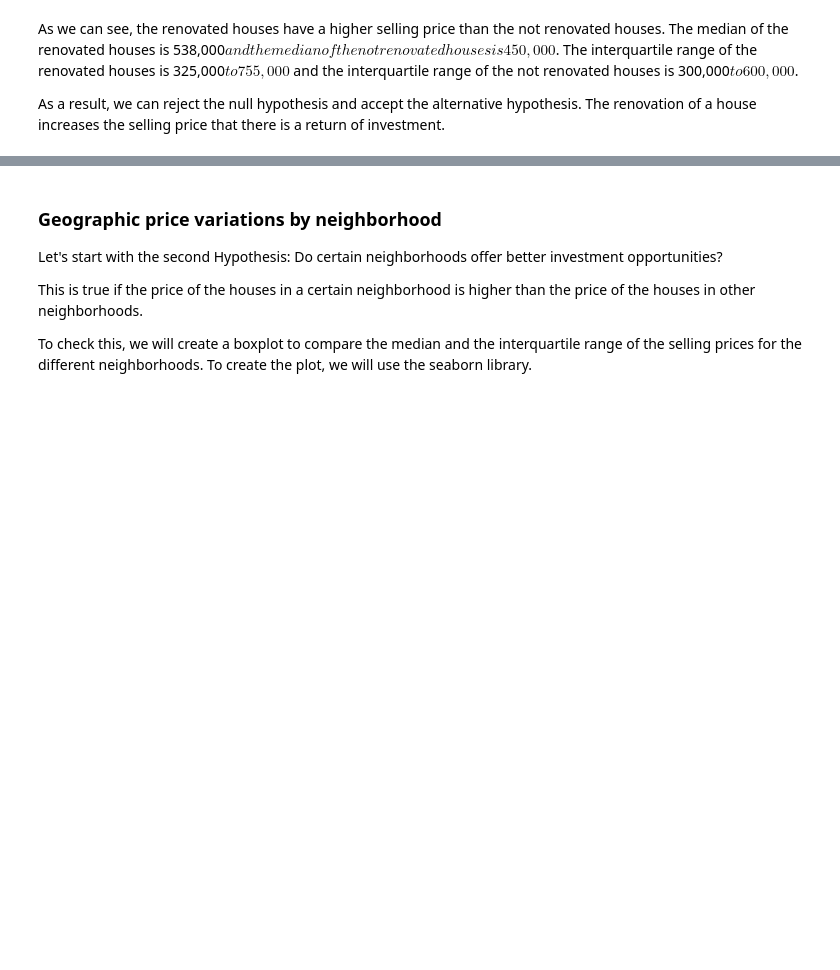
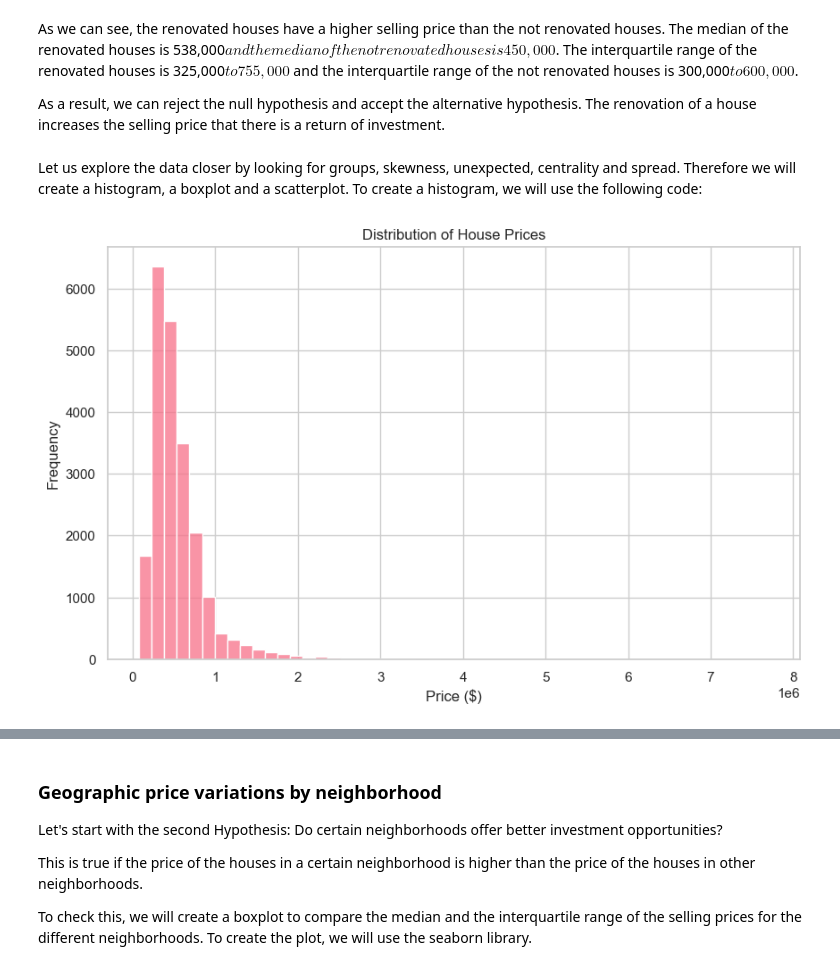
Before and after one commit to S3B3C/EDA-project_Housing, a Jupyter notebook: EDA.ipynb, the cells around one changed output, grey strips where cells are left out. Saved outputs shown, nothing was run; the diff lists cells and outputs as text; code cells hidden in the pictures; blank space fills up the shorter version.

Commit message:
EDA and documentation: data visualization presentation

```diff
--- a/EDA.ipynb
+++ b/EDA.ipynb
@@ -807,3 +807,14 @@ plt.show()
 As we can see, the renovated houses have a higher selling price than the not renovated houses. The median of the renovated houses is 538,000$ and the median of the not renovated houses is 450,000$. The interquartile range of the renovated houses is 325,000$ to 755,000$ and the interquartile range of the not renovated houses is 300,000$ to 600,000$.
 
 As a result, we can reject the null hypothesis and accept the alternative hypothesis. The renovation of a house increases the selling price that there is a return of investment.
+# %% [markdown]
+Let us explore the data closer by looking for groups, skewness, unexpected, centrality and spread. Therefore we will create a histogram, a boxplot and a scatterplot. To create a histogram, we will use the following code:
+# %%
+# Histogram of prices
+sns.histplot(data=df_cleaned, x='price', bins=50)
+plt.title('Distribution of House Prices')
+plt.xlabel('Price ($)')
+plt.ylabel('Frequency')
+plt.show()
+# %% [output]
+[figure, added]
```
Also changed, not shown: parts of 6 cells of this notebook, 1 other file.
